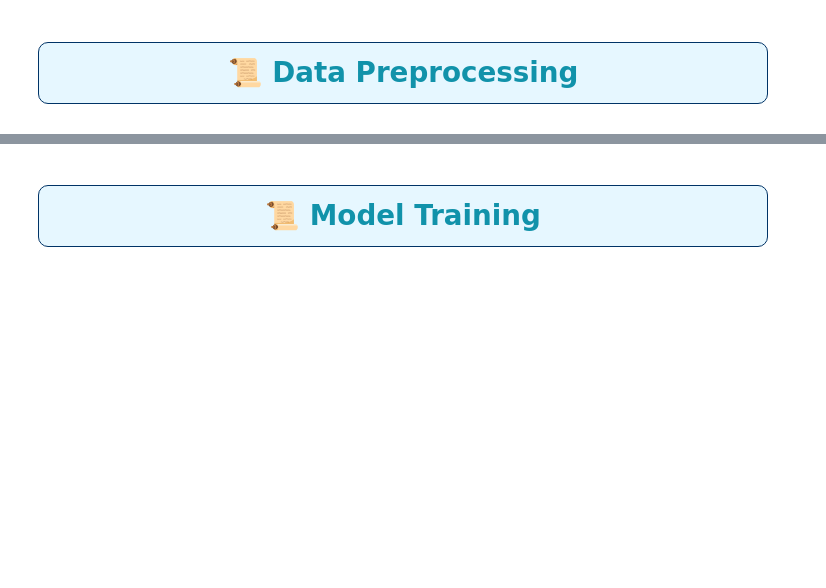
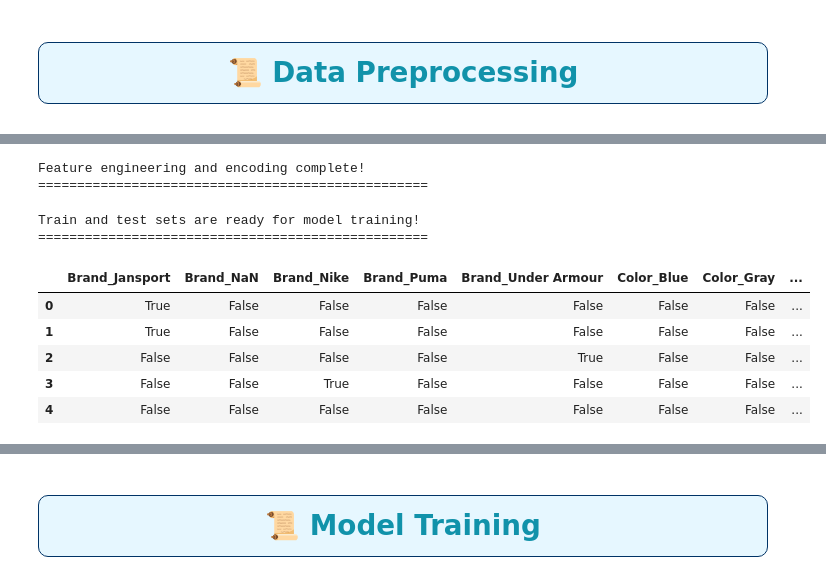
Before and after one commit to Oleksiy-Zhukov/Kaggle-Competitions, a Jupyter notebook: PS/S5E2/backpack-prediction-eda-baseline.ipynb, the cells around one changed output, grey strips where cells are left out. Saved outputs shown, nothing was run; the diff lists cells and outputs as text; code cells hidden in the pictures; blank space fills up the shorter version.

Commit message:
Kaggle Notebook | 🎒 Backpack Price Prediction: EDA -> Ensemble 🚀  | Version 15

```diff
--- a/PS/S5E2/backpack-prediction-eda-baseline.ipynb
+++ b/PS/S5E2/backpack-prediction-eda-baseline.ipynb
@@ -616,3 +649,52 @@ Train and test sets are ready for model training!
+# %%
+# One-hot Encoding:
+cat_features_to_encode = ['Material', 'Style', 'Brand', 'Size', 'Waterproof', 'Color', 'Laptop Compartment']
+
+# Use pandas get_dummies for simplicity
+train = pd.get_dummies(train, columns=cat_features_to_encode, drop_first=True)
+test = pd.get_dummies(test, columns=cat_features_to_encode, drop_first=True)
+
+# Ensure both train and test have the same dummy columns
+train_cols = set(train.columns)
+test_cols = set(train.columns)
+for col in train_cols - test_cols:
+    train[col] = 0
+for col in test_cols - train_cols:
+    train[col] = 0
+
+# Sort columns to maintain consistent order
+train = train.sort_index(axis=1)
+test = test.sort_index(axis=1)
+
+# Now, your data is ready for model training.
+print("Feature engineering and encoding complete!")
+print_sl()
+# %% [output]
+Feature engineering and encoding complete!
+==================================================
+# %%
+# For testing, ensure the target column is dropped if it exists
+if "Price" in test.columns:
+    test = test.drop("Price", axis=1)
+else:
+    test = test.copy()
+
+y_train = train['Price']
+X_train = train.drop(['Price'], axis=1)
+
+print("Train and test sets are ready for model training!")
+print_sl()
+
+X_train.head()
+# %% [output]
+Train and test sets are ready for model training!
+==================================================
+|  | Brand_Jansport | Brand_NaN | Brand_Nike | Brand_Puma | Brand_Under Armour | Color_Blue | Color_Gray | ... |
+| 0 | True | False | False | False | False | False | False | ... |
+| 1 | True | False | False | False | False | False | False | ... |
+| 2 | False | False | False | False | True | False | False | ... |
+| 3 | False | False | True | False | False | False | False | ... |
+| 4 | False | False | False | False | False | False | False | ... |
 # %%
 plot_correlation_heatmap(train, 'Preprocessed Dataset Correlation')
 # %% [output]
```
Also changed, not shown: parts of 10 cells of this notebook.
